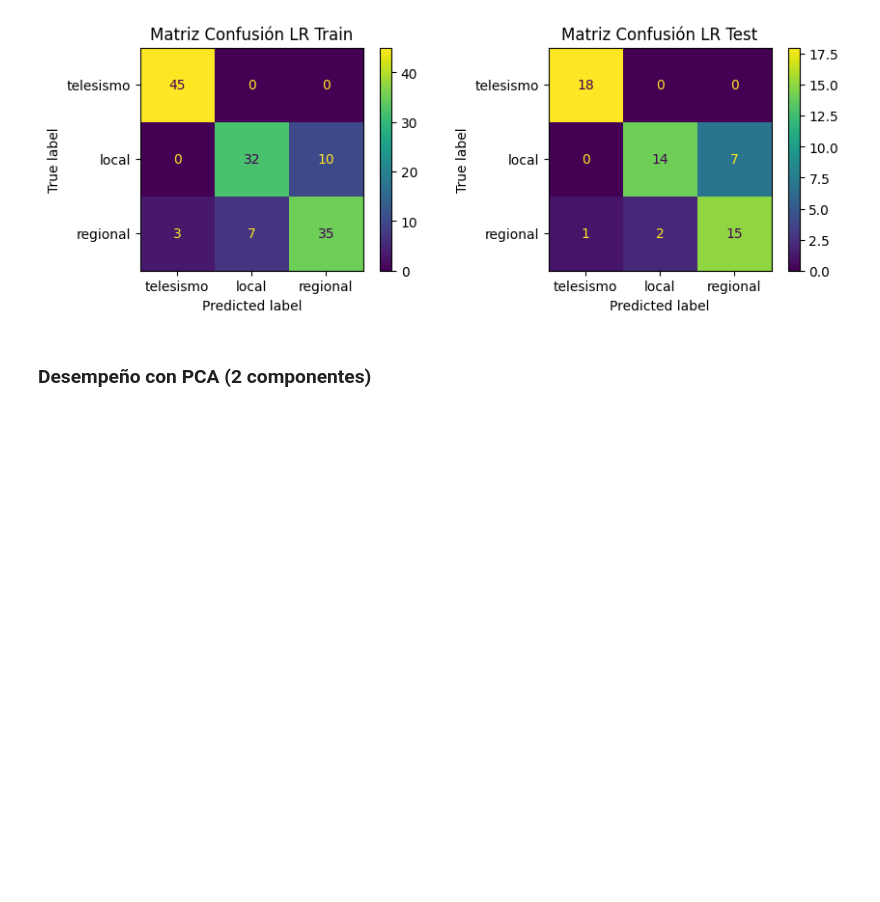
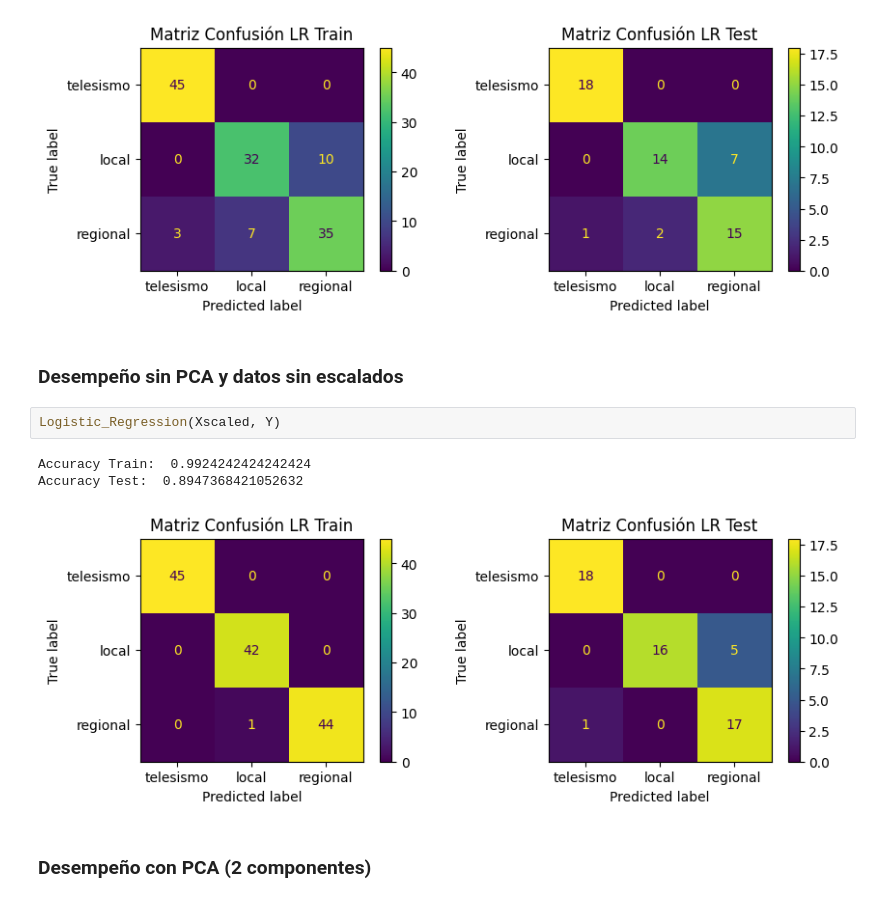
Before and after one commit to LuisOchoaM/MiniProyecto2_TS3, a Jupyter notebook: MiniProyecto2.ipynb, the cells around one changed output. Cells and saved outputs as stored; diff of their text form; blank space fills up the shorter version.

```diff
--- a/MiniProyecto2.ipynb
+++ b/MiniProyecto2.ipynb
@@ -317,6 +317,14 @@ Logistic_Regression(X, Y)
 Accuracy Train:  0.8484848484848485
 Accuracy Test:  0.8245614035087719
 [figure]
+# %% [markdown]
+### Desempeño sin PCA y datos sin escalados
+# %%
+Logistic_Regression(Xscaled, Y)
+# %% [output]
+Accuracy Train:  0.9924242424242424
+Accuracy Test:  0.8947368421052632
+[figure, added]
 # %% [markdown]
 ### Desempeño con PCA (2 componentes)
 # %%
```
Also changed, not shown: parts of 14 cells of this notebook.
